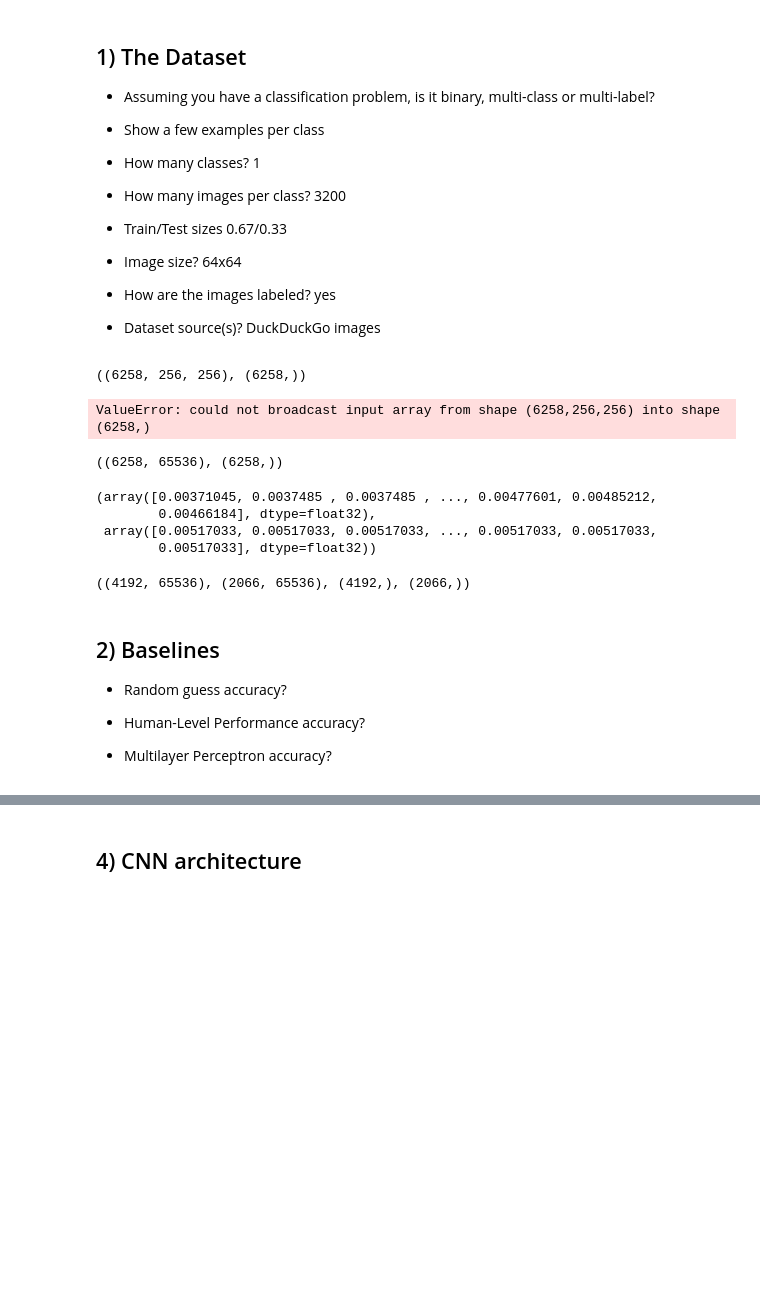
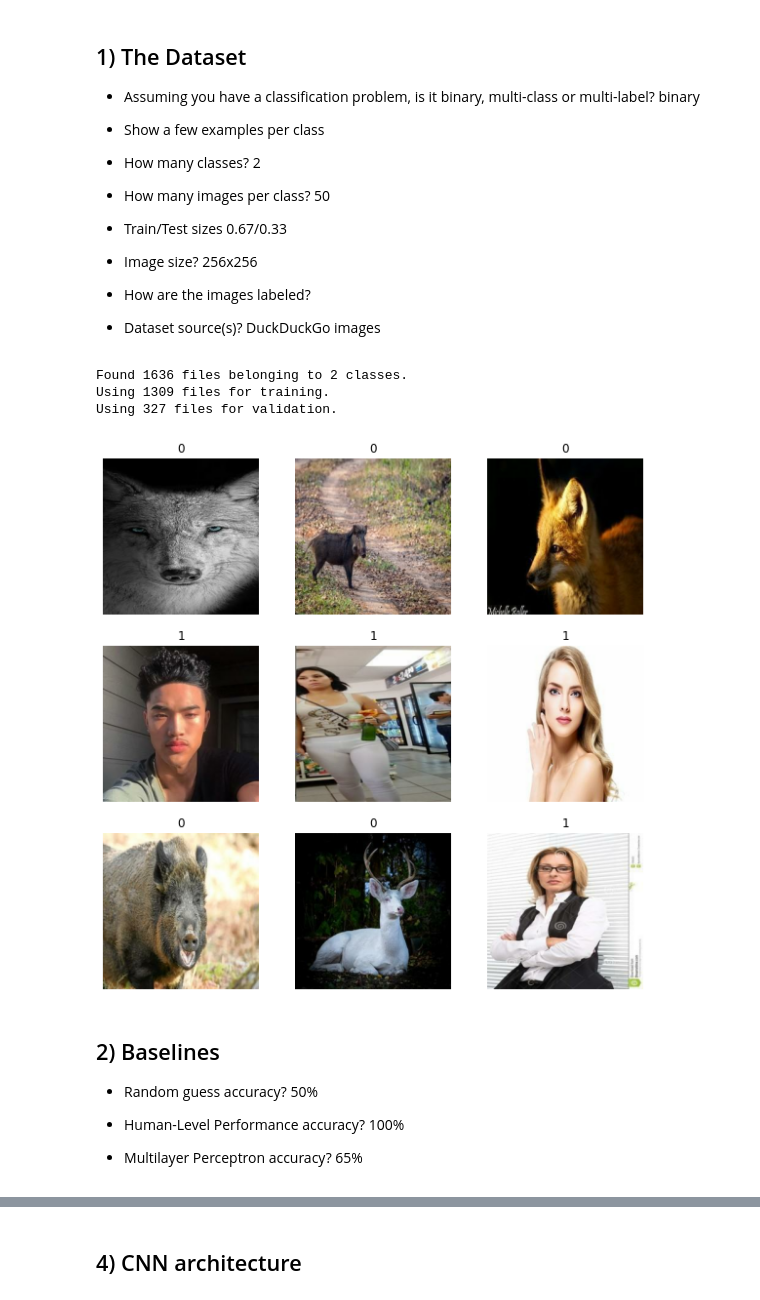
Before and after one commit to BredaUniversityADSAI/2022-23c-1fcmgt-reg-ai-01-HubertWalenczak220817, a Jupyter notebook: Week4/Creative-Brief-CNN.ipynb, the cells around one changed output, grey strips where cells are left out. Drawn from its saved outputs; the diff is of its cells as text; code cells hidden in the pictures; blank space fills up the shorter version.

```diff
--- a/Week4/Creative-Brief-CNN.ipynb
+++ b/Week4/Creative-Brief-CNN.ipynb
@@ -24,18 +66,18 @@ To enable them in other operations, rebuild TensorFlow with the appropriate comp
 # %% [markdown]
 ## 1) The Dataset
 
-- Assuming you have a classification problem, is it binary, multi-class or multi-label?
+- Assuming you have a classification problem, is it binary, multi-class or multi-label? binary
 
 - Show a few examples per class
 
-- How many classes? 1
+- How many classes? 2
 
-- How many images per class? 3200
+- How many images per class? 50
 
 - Train/Test sizes 0.67/0.33
 
-- Image size? 64x64
+- Image size? 256x256
 
-- How are the images labeled? yes
+- How are the images labeled?
 
 - Dataset source(s)? DuckDuckGo images
@@ -70,54 +84,36 @@ def load_images(paths, labels, max_num_class):
-# %%
-paths = ["black man", "black woman", "white man", "white woman", "wild boar", "wolf", "dear", "fox"]
-labels = [0, 0, 0, 0, 1, 1, 1, 1]
-X, y = load_images(paths, labels, 800)
-# %%
-X = X.astype("float32")
-y = y.astype("bool")
-X.shape, y.shape
-# %% [output]
-((6258, 256, 256), (6258,))
+# %%
+image_size = (256, 256)
+batch_size = 32
+
+train_ds, val_ds = tf.keras.utils.image_dataset_from_directory(
+    "../data/",
+    validation_split=0.2,
+    subset="both",
+    seed=64,
+    image_size=image_size,
+    batch_size=batch_size,
+    color_mode="rgb"
+)
+# %% [output]
+Found 1636 files belonging to 2 classes.
+Using 1309 files for training.
+Using 327 files for validation.
 # %%
-#Show images
-#plt.imshow(X[0]), plt.imshow(X[4000])
-train_ds = [X,y]
-train_ds = pd.DataFrame(train_ds)
 plt.figure(figsize=(10, 10))
 for images, labels in train_ds.take(1):
     for i in range(9):
         ax = plt.subplot(3, 3, i + 1)
         plt.imshow(images[i].numpy().astype("uint8"))
         plt.title(int(labels[i]))
         plt.axis("off")
 # %% [output]
-ValueError: could not broadcast input array from shape (6258,256,256) into shape (6258,)
+[figure, added]
-# %%
-X = np.reshape(X, (X.shape[0], X.shape[1]*X.shape[2]))
-X.shape, y.shape
-# %% [output]
-((6258, 65536), (6258,))
-# %%
-X = normalize(X)
-X[0], X[1]
-# %% [output]
-(array([0.00371045, 0.0037485 , 0.0037485 , ..., 0.00477601, 0.00485212,
-        0.00466184], dtype=float32),
- array([0.00517033, 0.00517033, 0.00517033, ..., 0.00517033, 0.00517033,
-        0.00517033], dtype=float32))
-# %%
-X_train, X_test, y_train, y_test = train_test_split(X,
-                                                    y,
-                                                    test_size=0.33,
-                                                    random_state=42)
-X_train.shape, X_test.shape, y_train.shape, y_test.shape
-# %% [output]
-((4192, 65536), (2066, 65536), (4192,), (2066,))
 # %% [markdown]
 ## 2) Baselines
 
-- Random guess accuracy?
+- Random guess accuracy? 50%
 
-- Human-Level Performance accuracy?
+- Human-Level Performance accuracy? 100%
 
-- Multilayer Perceptron accuracy?
+- Multilayer Perceptron accuracy? 65%
 # %%
```
Also changed, not shown: parts of 28 cells of this notebook, 10 other files.
